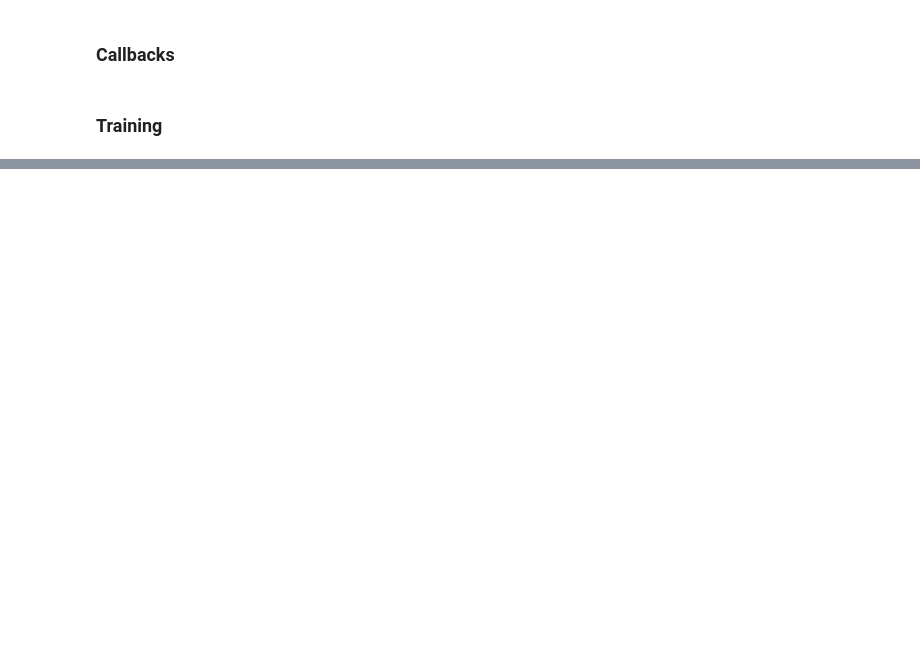
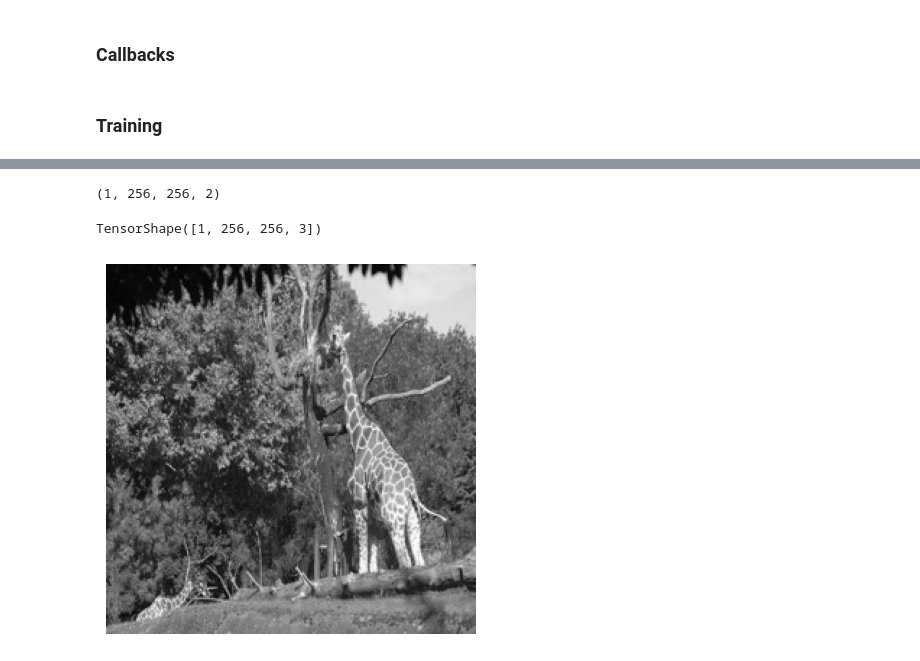
Before and after one commit to thomasamlacroix/color-models, a Jupyter notebook: notebooks/color-rise-baseline.ipynb, the cells around one changed output, grey strips where cells are left out. Cells and saved outputs as stored; diff of their text form; code cells hidden in the pictures; blank space fills up the shorter version.

```diff
--- a/notebooks/color-rise-baseline.ipynb
+++ b/notebooks/color-rise-baseline.ipynb
@@ -192,0 +235,4 @@ plot_history(history)
+# %%
+ab_pred.shape
+# %% [output]
+(1, 256, 256, 2)
@@ -192,0 +241,13 @@ plot_history(history)
+# %%
+img_rgb_reconstructed = tfio.experimental.color.lab_to_rgb(img_lab_reconstructed)
+img_rgb_reconstructed.shape
+# %% [output]
+TensorShape([1, 256, 256, 3])
+# %%
+img_bw_path = '/kaggle/input/datasets/aayush9753/image-colorization-dataset/data/train_black/image0001.jpg'
+# %%
+img_bw = np.array(Image.open(img_bw_path).resize((256,256)))
+plt.imshow(img_bw)
+plt.axis('off');
+# %% [output]
+[figure, added]
```
Also changed, not shown: parts of 17 cells of this notebook.
